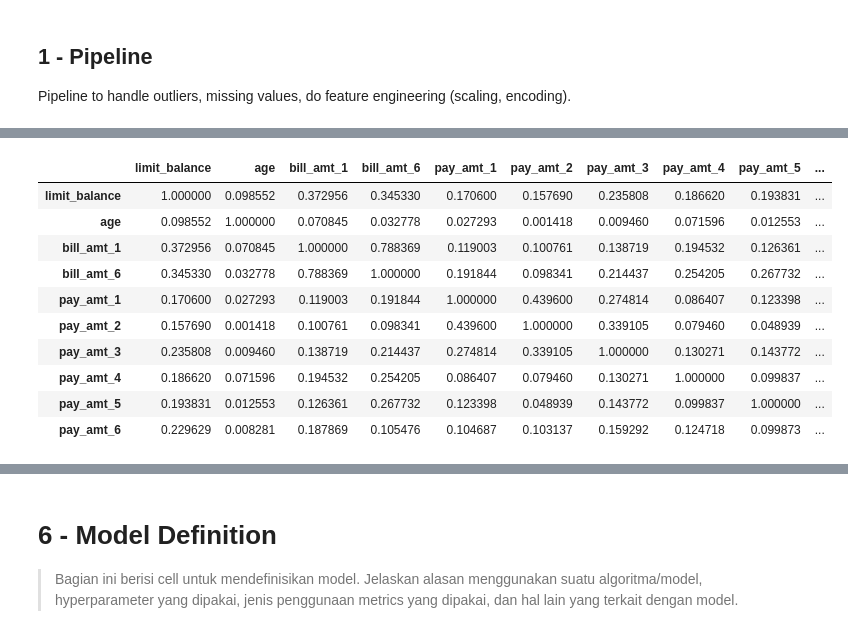
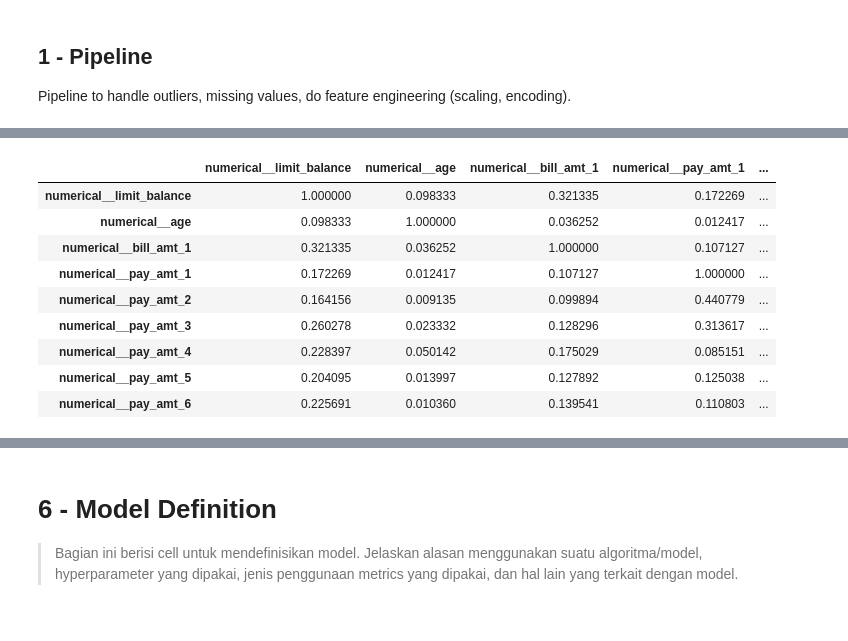
Before and after one commit to jasonrichdarmawan/p1-ml1, a Jupyter notebook: h8dsft_P1M1_jason_rich_darmawan_onggo_putra.ipynb, the cells around one changed output, grey strips where cells are left out. Saved outputs shown, nothing was run; the diff lists cells and outputs as text; code cells hidden in the pictures.

```diff
--- a/h8dsft_P1M1_jason_rich_darmawan_onggo_putra.ipynb
+++ b/h8dsft_P1M1_jason_rich_darmawan_onggo_putra.ipynb
@@ -528,7 +533,8 @@ Length: 2964, dtype: int64
   > Bagian ini berisi proses penyiapan data untuk proses pelatihan model, seperti pembagian data menjadi train-dev-test, transformasi data (normalisasi, encoding, dll.), dan proses-proses lain yang dibutuhkan.
 # %%
 # Split dataset to Inference Set
-inference_set = data_set.sample(10, random_state=17)
+inference_set = data_set.groupby(by='default_payment_next_month') \
+                        .sample(5, random_state=17)
 # %%
 # Remove Inference Set from dataset
 data_train_test = data_set.drop(inference_set.index)
@@ -602 +619,11 @@ nominal_transformer = Pipeline(
 - [x] drop column 'education_level'
+# %%
+# check linear or non linear
+# there are linear and nonlinear bivariate relationship
+# pearson is not the right choice for non linear
+# but, let's compare it with vIF later.
+def isolate():
+    g = sns.pairplot(data=data_set[numerical_columns])
+    g.fig.set_size_inches(15,15)
+
+isolate()
@@ -603,28 +632,31 @@ nominal_transformer = Pipeline(
 # %%
 # check multicollinearity with pearson for numerical.
 def isolate():
     # change numerical_columns to columns to see the effect
     global numerical_columns_selected
-    numerical_columns_selected = numerical_columns[np.where(~np.in1d(numerical_columns,
-                                                  ['bill_amt_2', 'bill_amt_5',
-                                                   'bill_amt_4', 'bill_amt_3']))]
+    numerical_columns_selected = \
+        numerical_columns[np.where(~np.in1d(numerical_columns,
+                                            ['bill_amt_2', 'bill_amt_5',
+                                             'bill_amt_3', 'bill_amt_4',
+                                             'bill_amt_6']))]
 
-    X_train_res_numerical_scaled = numerical_transformer \
-        .fit_transform(X=X_train_res[numerical_columns])
-    df = pd.DataFrame(data=X_train_res_numerical_scaled, columns=numerical_columns)
+    X_train_res_final, _ = preprocessor.fit_resample(X=X_train, y=y_train)
 
-    display(df[numerical_columns_selected].corr(method="pearson")
-              .style.background_gradient(cmap='coolwarm'))
+    df = pd.DataFrame(data=X_train_res_final, columns=preprocessor.get_feature_names_out())
+    df_columns = ["numerical__" + column for column in numerical_columns_selected]
+
+    display(df[df_columns].corr(method="pearson")
+                          .style.background_gradient(cmap='coolwarm'))
+
 isolate()
 # %% [output]
-|  | limit_balance | age | bill_amt_1 | bill_amt_6 | pay_amt_1 | pay_amt_2 | pay_amt_3 | pay_amt_4 | pay_amt_5 | ... |
-| limit_balance | 1.000000 | 0.098552 | 0.372956 | 0.345330 | 0.170600 | 0.157690 | 0.235808 | 0.186620 | 0.193831 | ... |
-| age | 0.098552 | 1.000000 | 0.070845 | 0.032778 | 0.027293 | 0.001418 | 0.009460 | 0.071596 | 0.012553 | ... |
-| bill_amt_1 | 0.372956 | 0.070845 | 1.000000 | 0.788369 | 0.119003 | 0.100761 | 0.138719 | 0.194532 | 0.126361 | ... |
-| bill_amt_6 | 0.345330 | 0.032778 | 0.788369 | 1.000000 | 0.191844 | 0.098341 | 0.214437 | 0.254205 | 0.267732 | ... |
-| pay_amt_1 | 0.170600 | 0.027293 | 0.119003 | 0.191844 | 1.000000 | 0.439600 | 0.274814 | 0.086407 | 0.123398 | ... |
-| pay_amt_2 | 0.157690 | 0.001418 | 0.100761 | 0.098341 | 0.439600 | 1.000000 | 0.339105 | 0.079460 | 0.048939 | ... |
-| pay_amt_3 | 0.235808 | 0.009460 | 0.138719 | 0.214437 | 0.274814 | 0.339105 | 1.000000 | 0.130271 | 0.143772 | ... |
-| pay_amt_4 | 0.186620 | 0.071596 | 0.194532 | 0.254205 | 0.086407 | 0.079460 | 0.130271 | 1.000000 | 0.099837 | ... |
-| pay_amt_5 | 0.193831 | 0.012553 | 0.126361 | 0.267732 | 0.123398 | 0.048939 | 0.143772 | 0.099837 | 1.000000 | ... |
-| pay_amt_6 | 0.229629 | 0.008281 | 0.187869 | 0.105476 | 0.104687 | 0.103137 | 0.159292 | 0.124718 | 0.099873 | ... |
+|  | numerical__limit_balance | numerical__age | numerical__bill_amt_1 | numerical__pay_amt_1 | ... |
+| numerical__limit_balance | 1.000000 | 0.098333 | 0.321335 | 0.172269 | ... |
+| numerical__age | 0.098333 | 1.000000 | 0.036252 | 0.012417 | ... |
+| numerical__bill_amt_1 | 0.321335 | 0.036252 | 1.000000 | 0.107127 | ... |
+| numerical__pay_amt_1 | 0.172269 | 0.012417 | 0.107127 | 1.000000 | ... |
+| numerical__pay_amt_2 | 0.164156 | 0.009135 | 0.099894 | 0.440779 | ... |
+| numerical__pay_amt_3 | 0.260278 | 0.023332 | 0.128296 | 0.313617 | ... |
+| numerical__pay_amt_4 | 0.228397 | 0.050142 | 0.175029 | 0.085151 | ... |
+| numerical__pay_amt_5 | 0.204095 | 0.013997 | 0.127892 | 0.125038 | ... |
+| numerical__pay_amt_6 | 0.225691 | 0.010360 | 0.139541 | 0.110803 | ... |
```
Also changed, not shown: parts of 93 cells of this notebook, 2 other files.
